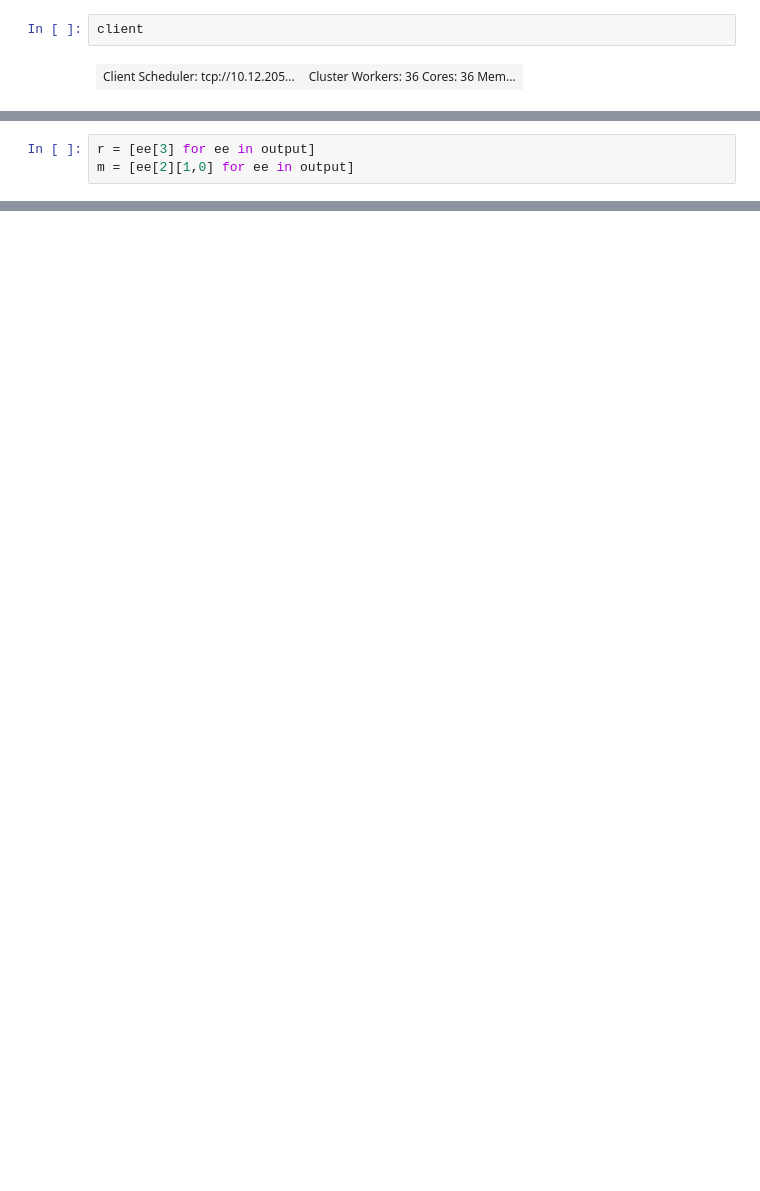
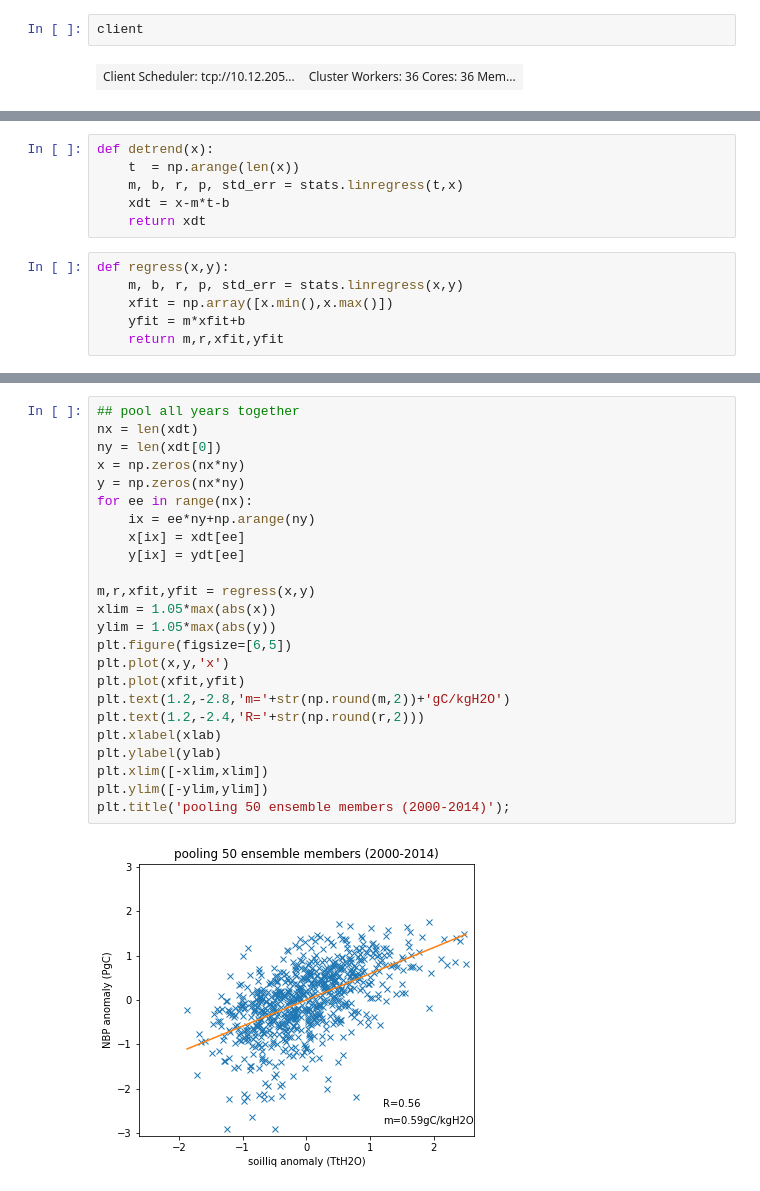
Before and after one commit to djk2120/TWSnbp, a Jupyter notebook: src/TWSnbp.ipynb, the cells around one changed output, grey strips where cells are left out. Saved outputs shown, nothing was run; the diff lists cells and outputs as text; blank space fills up the shorter version.

```diff
--- a/src/TWSnbp.ipynb
+++ b/src/TWSnbp.ipynb
@@ -242,3 +25,0 @@ for i,ee in zip(range(nx),output[:nx]):
-# %%
-r = [ee[3] for ee in output]
-m = [ee[2][1,0] for ee in output]
@@ -479,0 +90,12 @@ tws = (conv_tws*mth_wts*land_wts*ds['TWS']).isel(time=ix)
+# %%
+def detrend(x):
+    t  = np.arange(len(x))
+    m, b, r, p, std_err = stats.linregress(t,x)
+    xdt = x-m*t-b
+    return xdt
+# %%
+def regress(x,y):
+    m, b, r, p, std_err = stats.linregress(x,y)
+    xfit = np.array([x.min(),x.max()])
+    yfit = m*xfit+b
+    return m,r,xfit,yfit
@@ -479,0 +201,26 @@ tws = (conv_tws*mth_wts*land_wts*ds['TWS']).isel(time=ix)
+# %%
+## pool all years together
+nx = len(xdt)
+ny = len(xdt[0])
+x = np.zeros(nx*ny)
+y = np.zeros(nx*ny)
+for ee in range(nx):
+    ix = ee*ny+np.arange(ny)
+    x[ix] = xdt[ee]
+    y[ix] = ydt[ee]
+
+m,r,xfit,yfit = regress(x,y)
+xlim = 1.05*max(abs(x))
+ylim = 1.05*max(abs(y))
+plt.figure(figsize=[6,5])
+plt.plot(x,y,'x')
+plt.plot(xfit,yfit)
+plt.text(1.2,-2.8,'m='+str(np.round(m,2))+'gC/kgH2O')
+plt.text(1.2,-2.4,'R='+str(np.round(r,2)))
+plt.xlabel(xlab)
+plt.ylabel(ylab)
+plt.xlim([-xlim,xlim])
+plt.ylim([-ylim,ylim])
+plt.title('pooling 50 ensemble members (2000-2014)');
+# %% [output]
+[figure, added]
```
Also changed, not shown: parts of 134 cells of this notebook, 1 other file.
